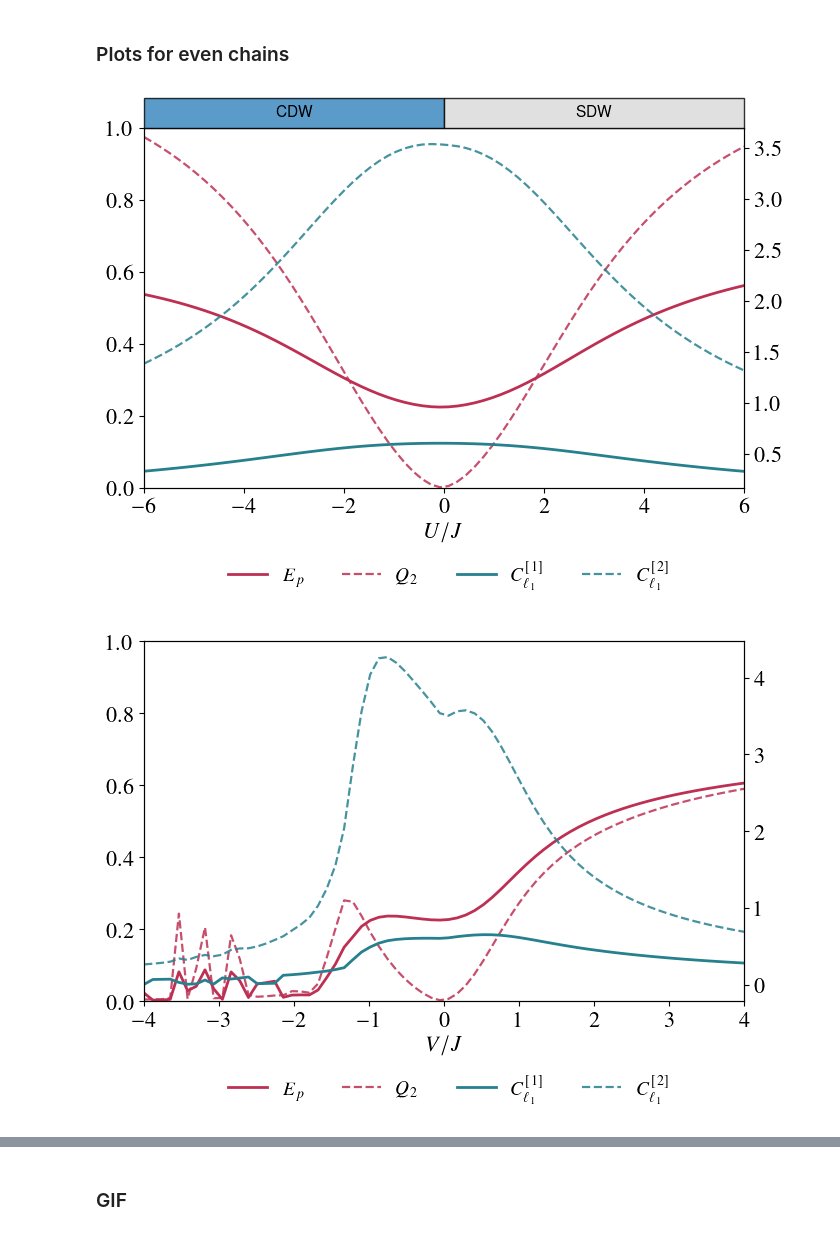
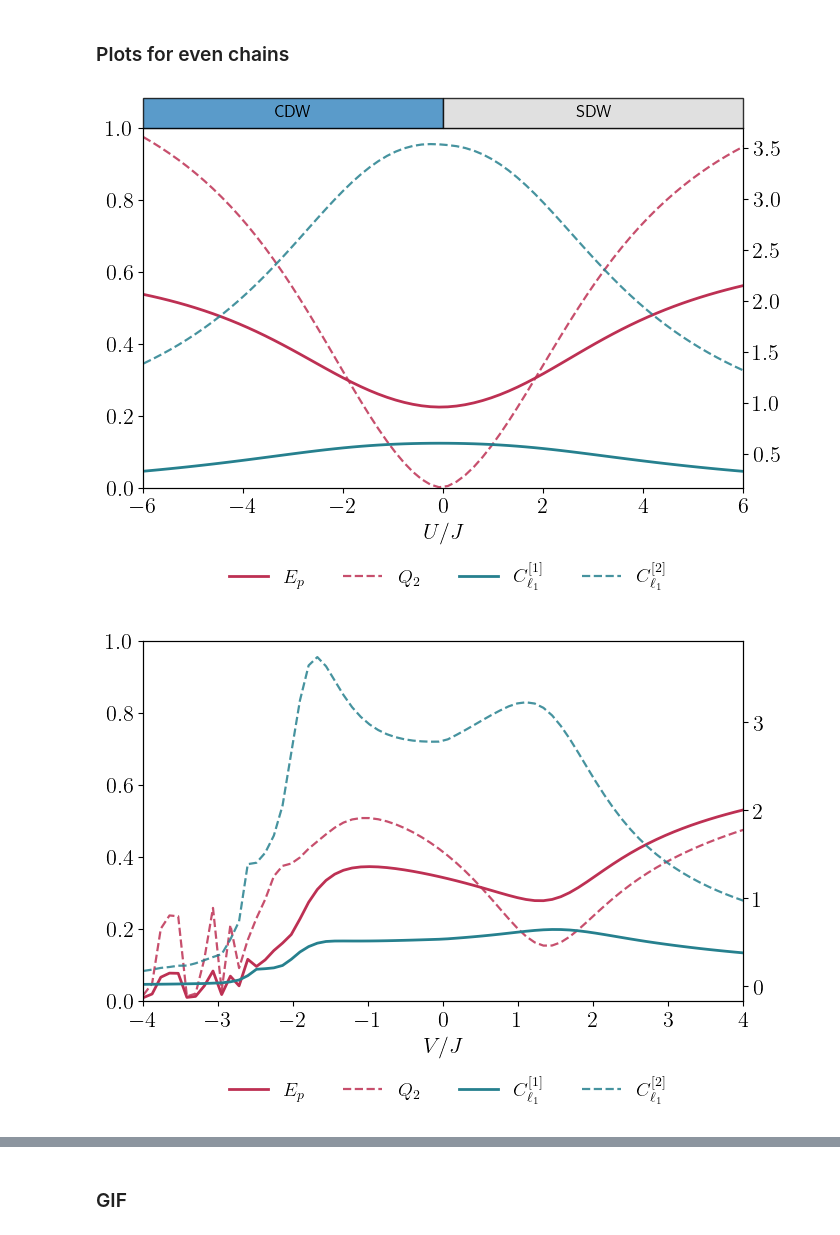
Before and after one commit to FelipePicoli/Extended_Hubbard_Model, a Jupyter notebook: notebooks_visualization/cuts_phase_diagram.ipynb, the cells around one changed output, grey strips where cells are left out. Saved outputs shown, nothing was run; the diff lists cells and outputs as text; code cells hidden in the pictures.

```diff
--- a/notebooks_visualization/cuts_phase_diagram.ipynb
+++ b/notebooks_visualization/cuts_phase_diagram.ipynb
@@ -317,38 +317,38 @@ plot_cut_phase_diagram_dual(
 )
 
 # for targets in U_vals:
-targets = 0.0
+targets = 2.31
 plot_cut_phase_diagram_dual(
     x_vals, y_vals,
     E_p, Q_2,
     quantum_coherence_1, quantum_coherence_2,
     target=targets,
     x_label=r"$V/J$",
     y_labels=None, # (r"Correlation", r"Coherence"),
     fname=fig_path.replace("XXXXX", f"cut_phase_diagram_L={L}_U_target={targets}_NPoints={N_Points}.pdf"),
     # title="Cut of Correlation and Coherence Measures",
     curve_labels=["$E_p$", "$Q_2$", "$C_{\\ell_1}^{[1]}$", "$C_{\\ell_1}^{[2]}$"],
     # phase_boundaries=[(-2.0, r"$\text{PS}$"), (-0.5, r"$\text{TS}$"), (1.0, r"$\text{SDW}$"), (None, r"$\text{CDW}$")],
     fixed_axis="x",
     x_min=-4.0, x_max=4.0,
     y_min=None, y_max=None
     )
 
 plot_cut_phase_diagram_dual(
     x_vals, y_vals,
     E_p, Q_2,
     quantum_coherence_1, quantum_coherence_2,
     target=targets,
     x_label=r"$V/J$",
     y_labels= None, # (r"Correlation", r"Coherence"),
     fname=fig_path.replace("XXXXX", f"cut_phase_diagram_L={L}_U_target={targets}_NPoints={N_Points}_limited.pdf"),
     # title="Cut of Correlation and Coherence Measures",
     curve_labels=["$E_p$", "$Q_2$", "$C_{\\ell_1}^{[1]}$", "$C_{\\ell_1}^{[2]}$"],
     phase_boundaries=[(None, r"$\text{TS}$"),  (0.0, r"$\text{CDW}$")],
     fixed_axis="x",
     x_min=-1.0, x_max=4.0,
     y_min=None, y_max=None
 )
 # %% [output]
-[figure, old version]
+[figure, new version]
-[figure, old version]
+[figure, new version]
```
Also changed, not shown: parts of 3 cells of this notebook, 34 other files.
